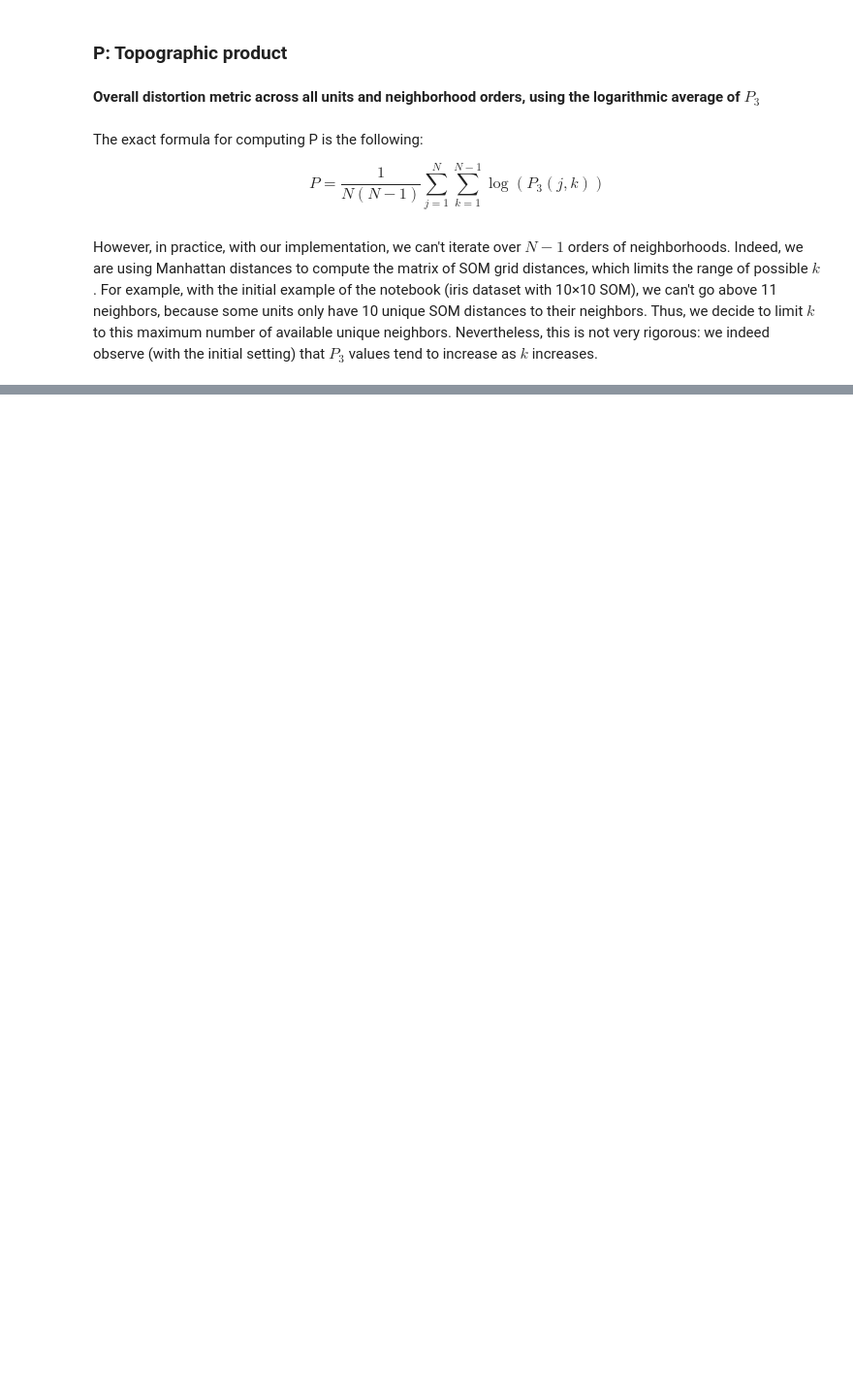
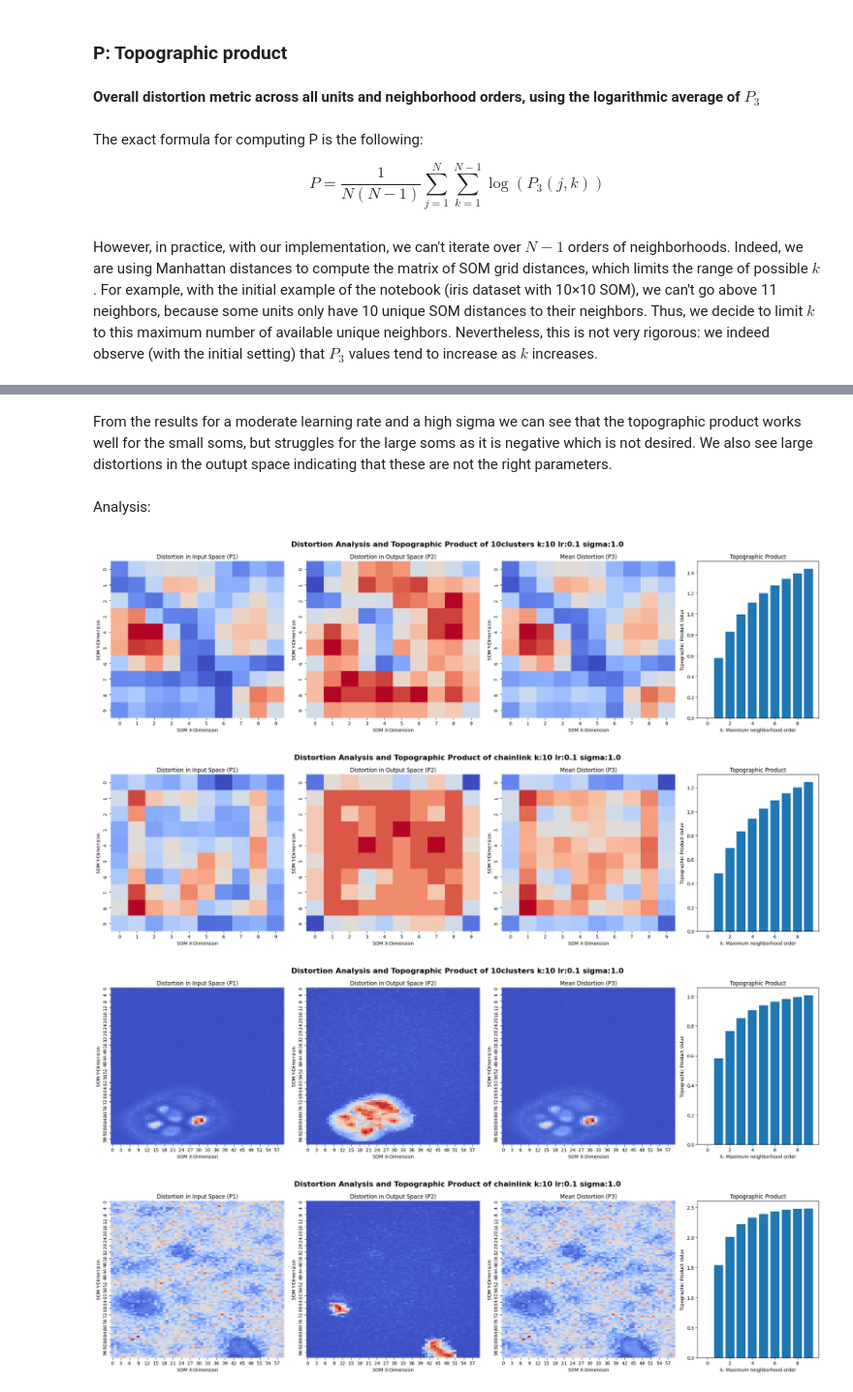
Before and after one commit to Jean-BaptisteCellier/SOM_TopographicProduct, a Jupyter notebook: coding_assignment.ipynb, the cells around one changed output, grey strips where cells are left out. Shown at 97% size. Cells and saved outputs as stored; diff of their text form; code cells hidden in the pictures; blank space fills up the shorter version.

```diff
--- a/coding_assignment.ipynb
+++ b/coding_assignment.ipynb
@@ -418,0 +703,11 @@ def log_provenance(visualization_name, parameters, output_file):
+# %% [markdown]
+From the results for a moderate learning rate and a high sigma we can see that the topographic product works well for the small soms, but struggles for the large soms as it is negative which is not desired. We also see large distortions in the outupt space indicating that these are not the right parameters.
+# %% [markdown]
+Analysis:
+# %%
+perform_experiment(4, 0.1, 10)
+# %% [output]
+[figure, added]
+[figure, added]
+[figure, added]
+[figure, added]
```
Also changed, not shown: parts of 41 cells of this notebook, 26 other files.
